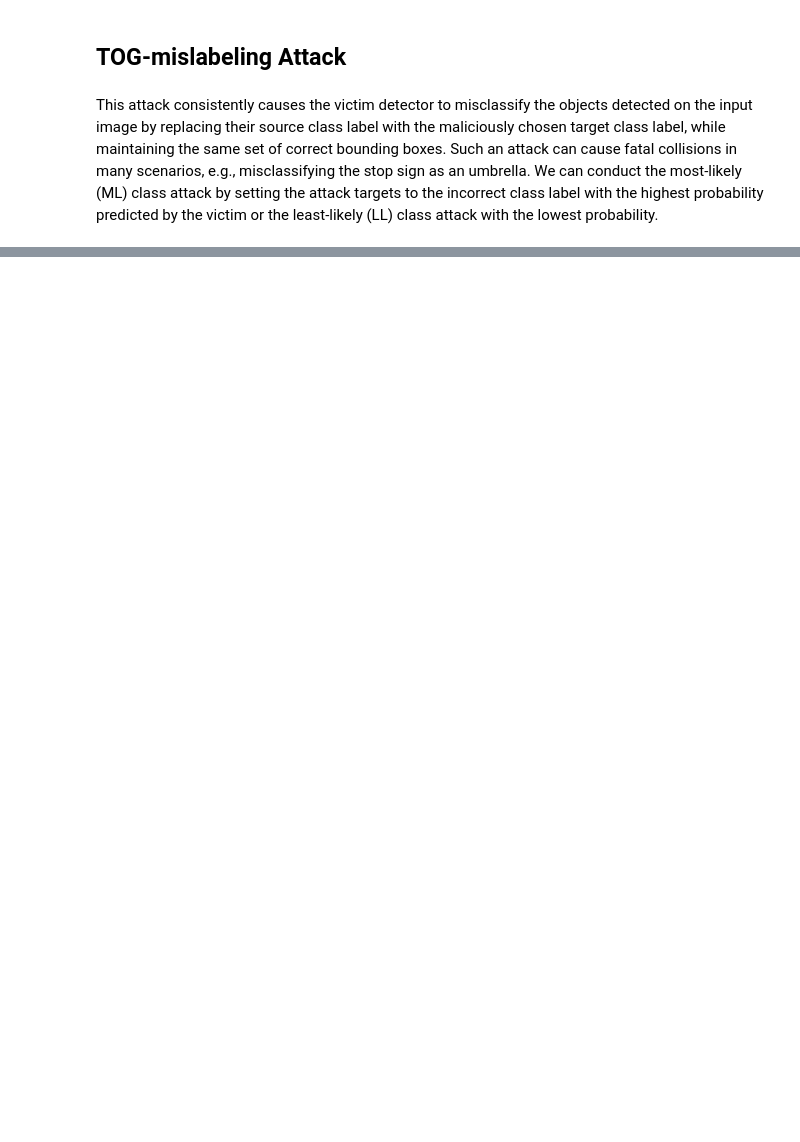
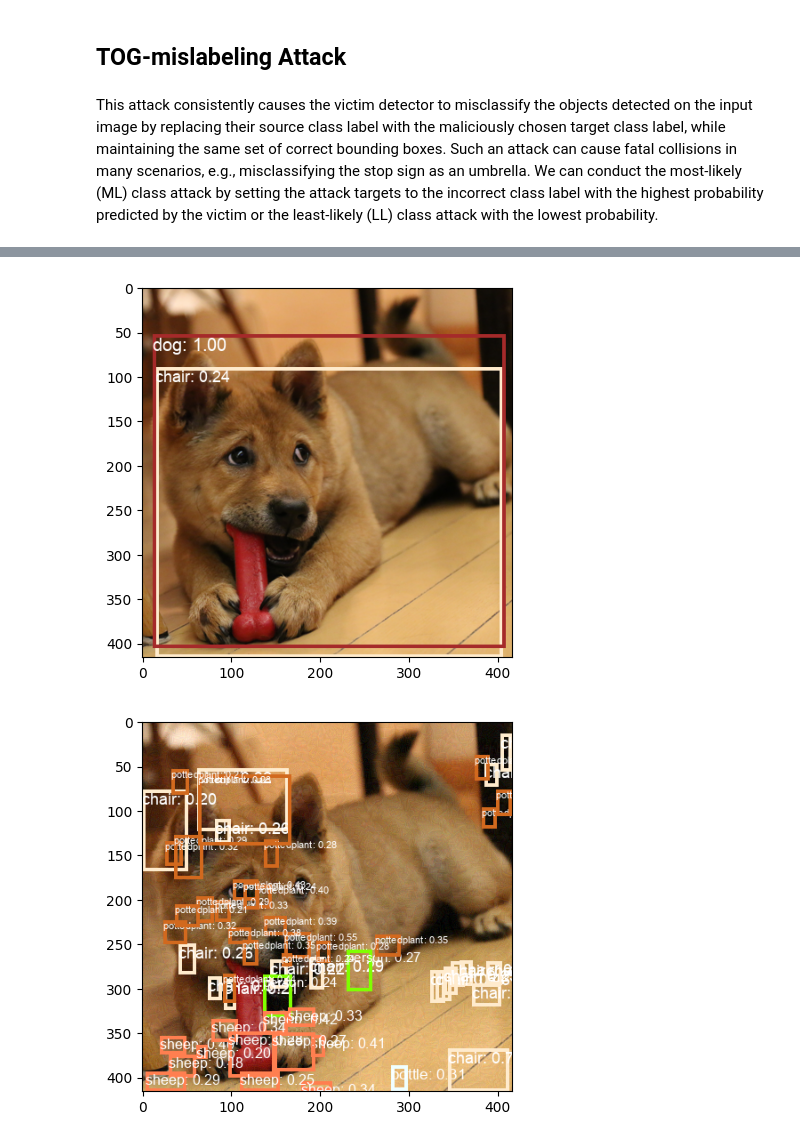
Before and after one commit to eruditus-vir/tog_streamlit, a Jupyter notebook: demo_yolov3-d.ipynb, the cells around one changed output, grey strips where cells are left out. Saved outputs shown, nothing was run; the diff lists cells and outputs as text; code cells hidden in the pictures; blank space fills up the shorter version.

```diff
--- a/demo_yolov3-d.ipynb
+++ b/demo_yolov3-d.ipynb
@@ -101,0 +359,47 @@ visualize_detections({'Benign (No Attack)': (x_query, detections_query, detector
+# %%
+# x_adv_fabrication = tog_fabrication(victim=detector, x_query=x_query, n_iter=n_iter, eps=eps, eps_iter=eps_iter)
+# x_adv_mislabeling_ml = tog_mislabeling(victim=detector, x_query=x_query, target='ml', n_iter=n_iter, eps=eps, eps_iter=eps_iter)
+# x_adv_mislabeling_ll = tog_mislabeling(victim=detector, x_query=x_query, target='ll', n_iter=n_iter, eps=eps, eps_iter=eps_iter)
+# x_adv_vanishing = tog_vanishing(victim=detector, x_query=x_query, n_iter=n_iter, eps=eps, eps_iter=eps_iter)
+# x_adv_untargeted = tog_untargeted(victim=detector, x_query=x_query, n_iter=n_iter, eps=eps, eps_iter=eps_iter)
+
+
+
+# # Visualizing the detection results on the adversarial examples and compare them with that on the benign input
+detections_adv_fabrication = detector.detect(x_adv_fabrication, conf_threshold=detector.confidence_thresh_default)
+detections_adv_mislabeling_ml = detector.detect(x_adv_mislabeling_ml, conf_threshold=detector.confidence_thresh_default)
+detections_adv_mislabeling_ll = detector.detect(x_adv_mislabeling_ll, conf_threshold=detector.confidence_thresh_default)
+detections_adv_untargeted = detector.detect(x_adv_untargeted, conf_threshold=detector.confidence_thresh_default)
+detections_adv_vanishing = detector.detect(x_adv_vanishing, conf_threshold=detector.confidence_thresh_default)
+
+
+tab_names = ['Original Image',
+            'Benign (No Attack)',
+            'TOG-fabrication',
+            'TOG-mislabeling (ML)',
+            'TOG-mislabeling (LL)',
+            'TOG-vanishing',
+            'TOG-untargeted']
+adversarial_detections_dicts = {tab_names[1]: (x_query, detections_query, detector.model_img_size, detector.classes),
+                                tab_names[2]: (x_adv_fabrication, detections_adv_fabrication, detector.model_img_size, detector.classes),
+                                tab_names[3]: (x_adv_mislabeling_ml, detections_adv_mislabeling_ml, detector.model_img_size, detector.classes),
+                                tab_names[4]: (x_adv_mislabeling_ll, detections_adv_mislabeling_ll, detector.model_img_size, detector.classes),
+                                tab_names[5]: (x_adv_vanishing, detections_adv_vanishing, detector.model_img_size, detector.classes),
+                                tab_names[6]: (x_adv_untargeted, detections_adv_untargeted, detector.model_img_size, detector.classes)}
+
+drawn_images = draw_images_with_detections(adversarial_detections_dicts)
+# %%
+tab_containers = st.tabs(tab_names)
+drawn_images_dict = draw_images_with_detections(adversarial_detections_dicts)
+drawn_images_dict[tab_names[0]] = AdversarialExample(title=tab_names[0],
+                                                         image=uploaded_file)
+for i, tab_name in enumerate(tab_names):
+    tab_container = tab_containers[i]
+    ad_sample = drawn_images_dict[tab_name].streamlit_show(tab_container)
+# %%
+for i in drawn_images_dict.values():
+    plt.figure()
+    plt.imshow(i.image)
+# %% [output]
+[figure, added]
+[figure, added]
```
Also changed, not shown: parts of 37 cells of this notebook, 5 other files.
